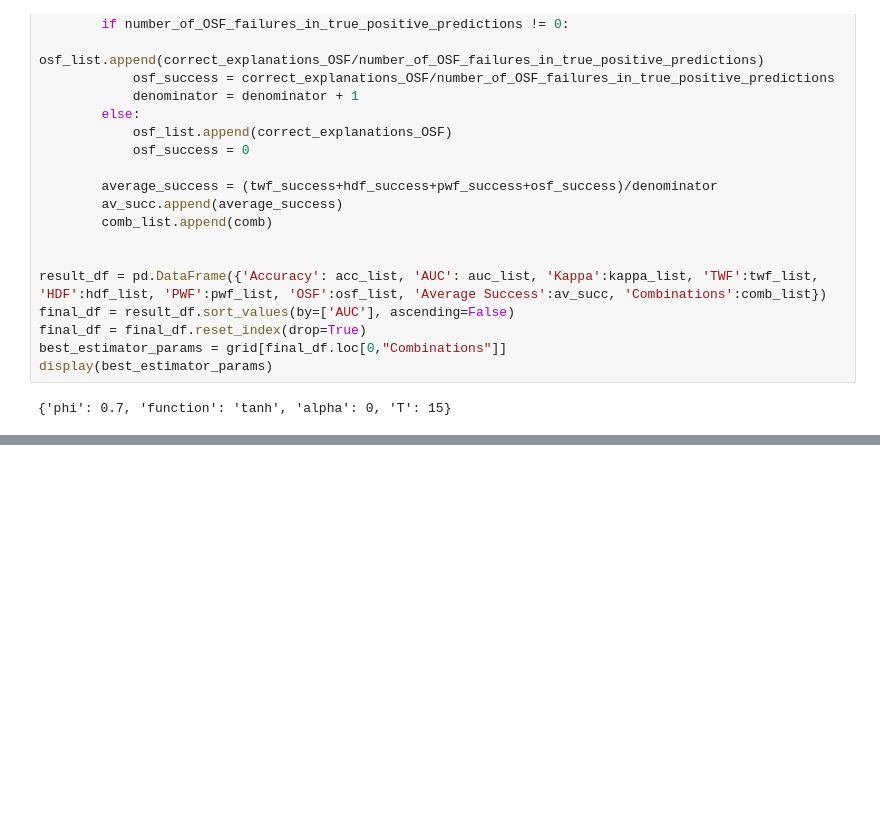
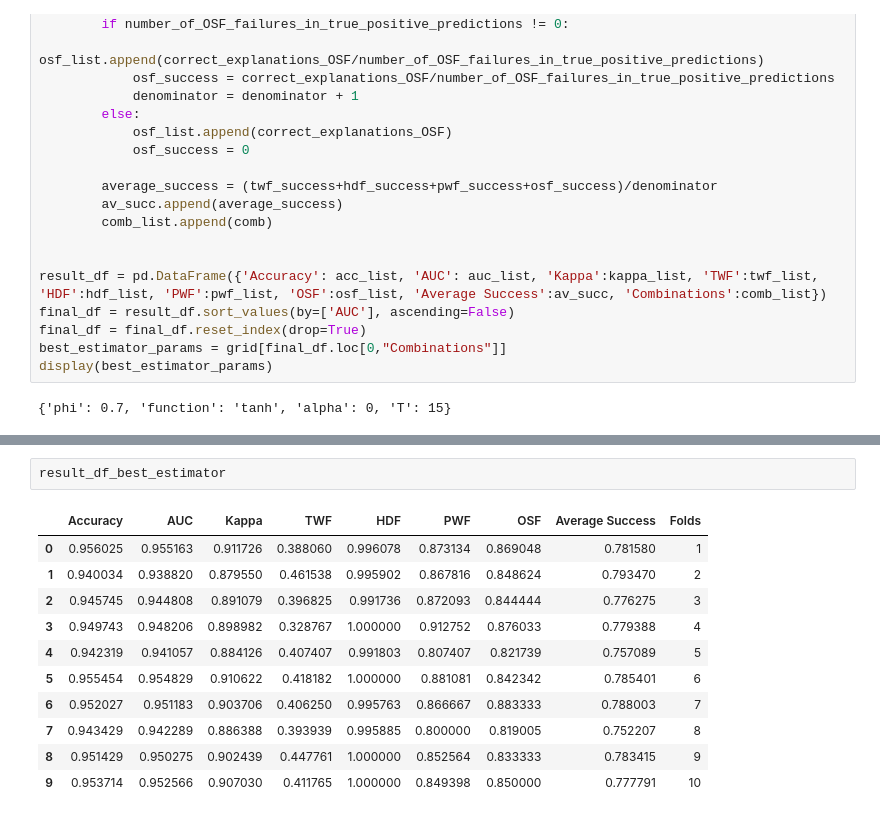
Before and after one commit to marios-tyrovolas/Information-Flow-Based-Fuzzy-Cognitive-Maps-with-Enhanced-Interpretability, a Jupyter notebook: Long-Term Cognitive Network for Pattern Classification.ipynb, the cells around one changed output, grey strips where cells are left out. Saved outputs shown, nothing was run; the diff lists cells and outputs as text; blank space fills up the shorter version.

```diff
--- a/Long-Term Cognitive Network for Pattern Classification.ipynb
+++ b/Long-Term Cognitive Network for Pattern Classification.ipynb
@@ -345,0 +608,14 @@ final_df
+# %%
+result_df_best_estimator
+# %% [output]
+|  | Accuracy | AUC | Kappa | TWF | HDF | PWF | OSF | Average Success | Folds |
+| 0 | 0.956025 | 0.955163 | 0.911726 | 0.388060 | 0.996078 | 0.873134 | 0.869048 | 0.781580 | 1 |
+| 1 | 0.940034 | 0.938820 | 0.879550 | 0.461538 | 0.995902 | 0.867816 | 0.848624 | 0.793470 | 2 |
+| 2 | 0.945745 | 0.944808 | 0.891079 | 0.396825 | 0.991736 | 0.872093 | 0.844444 | 0.776275 | 3 |
+| 3 | 0.949743 | 0.948206 | 0.898982 | 0.328767 | 1.000000 | 0.912752 | 0.876033 | 0.779388 | 4 |
+| 4 | 0.942319 | 0.941057 | 0.884126 | 0.407407 | 0.991803 | 0.807407 | 0.821739 | 0.757089 | 5 |
+| 5 | 0.955454 | 0.954829 | 0.910622 | 0.418182 | 1.000000 | 0.881081 | 0.842342 | 0.785401 | 6 |
+| 6 | 0.952027 | 0.951183 | 0.903706 | 0.406250 | 0.995763 | 0.866667 | 0.883333 | 0.788003 | 7 |
+| 7 | 0.943429 | 0.942289 | 0.886388 | 0.393939 | 0.995885 | 0.800000 | 0.819005 | 0.752207 | 8 |
+| 8 | 0.951429 | 0.950275 | 0.902439 | 0.447761 | 1.000000 | 0.852564 | 0.833333 | 0.783415 | 9 |
+| 9 | 0.953714 | 0.952566 | 0.907030 | 0.411765 | 1.000000 | 0.849398 | 0.850000 | 0.777791 | 10 |
```
Also changed, not shown: parts of 4 cells of this notebook.
